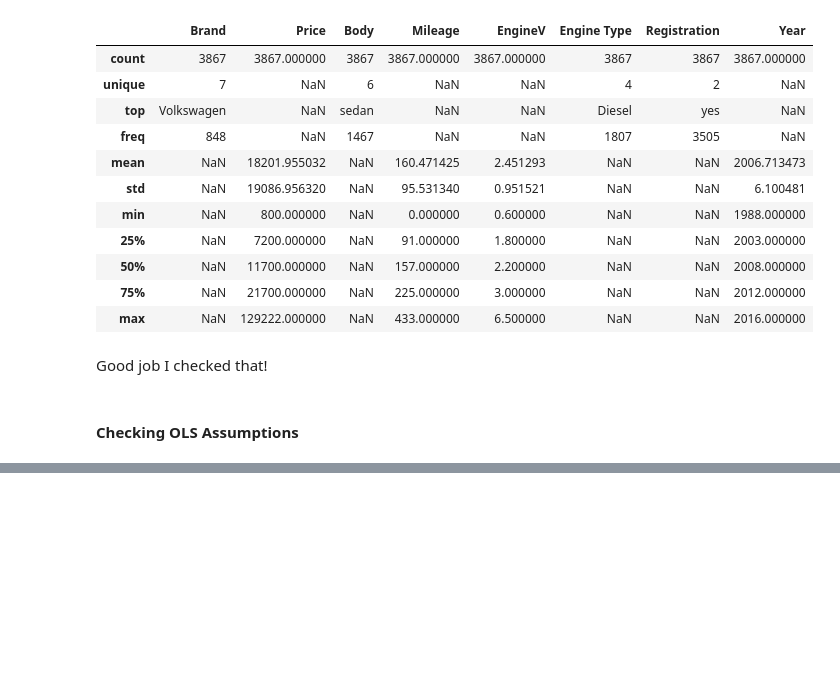
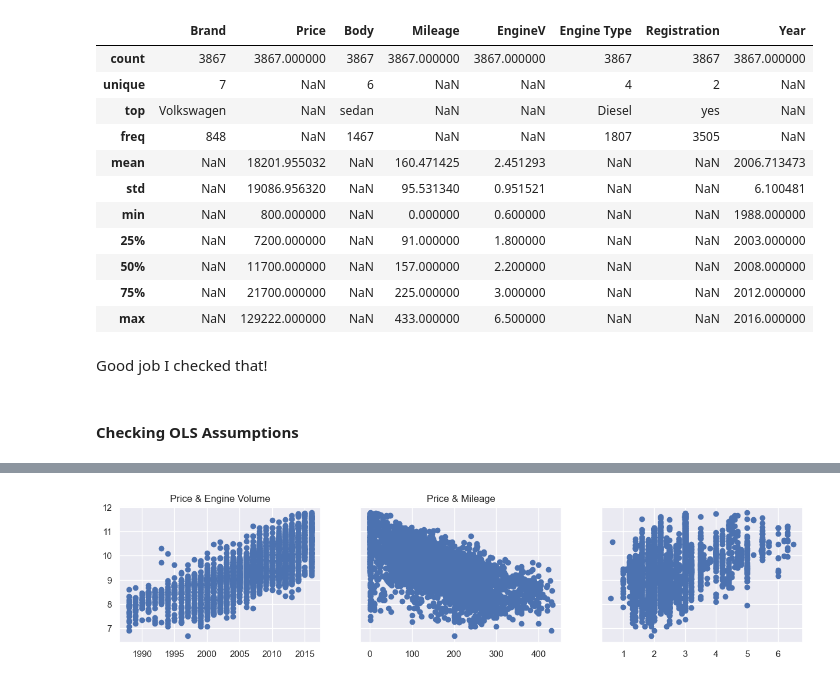
Before and after one commit to BenjaminDWood/car_sales, a Jupyter notebook: car_sales_preprocessing.ipynb, the cells around one changed output, grey strips where cells are left out. Drawn from its saved outputs; the diff is of its cells as text; code cells hidden in the pictures; blank space fills up the shorter version.

```diff
--- a/car_sales_preprocessing.ipynb
+++ b/car_sales_preprocessing.ipynb
@@ -260,0 +273,4 @@ df = df_clean.copy()
+# %%
+log_price = np.log(df['Price'])
+df['log_price'] = log_price
+df.head()
@@ -260,0 +284,12 @@ df = df_clean.copy()
+# %%
+f, (ax1, ax2, ax3) = plt.subplots(1,3,sharey=True, figsize=(15,3))
+ax1.scatter(df['Year'],df['log_price'])
+ax1.set_title('Price & Year')
+ax2.scatter(df['Mileage'],df['log_price'])
+ax2.set_title('Price & Mileage')
+ax3.scatter(df['EngineV'],df['log_price'])
+ax1.set_title('Price & Engine Volume')
+
+plt.show()
+# %% [output]
+[figure, added]
```
Also changed, not shown: parts of 21 cells of this notebook.
